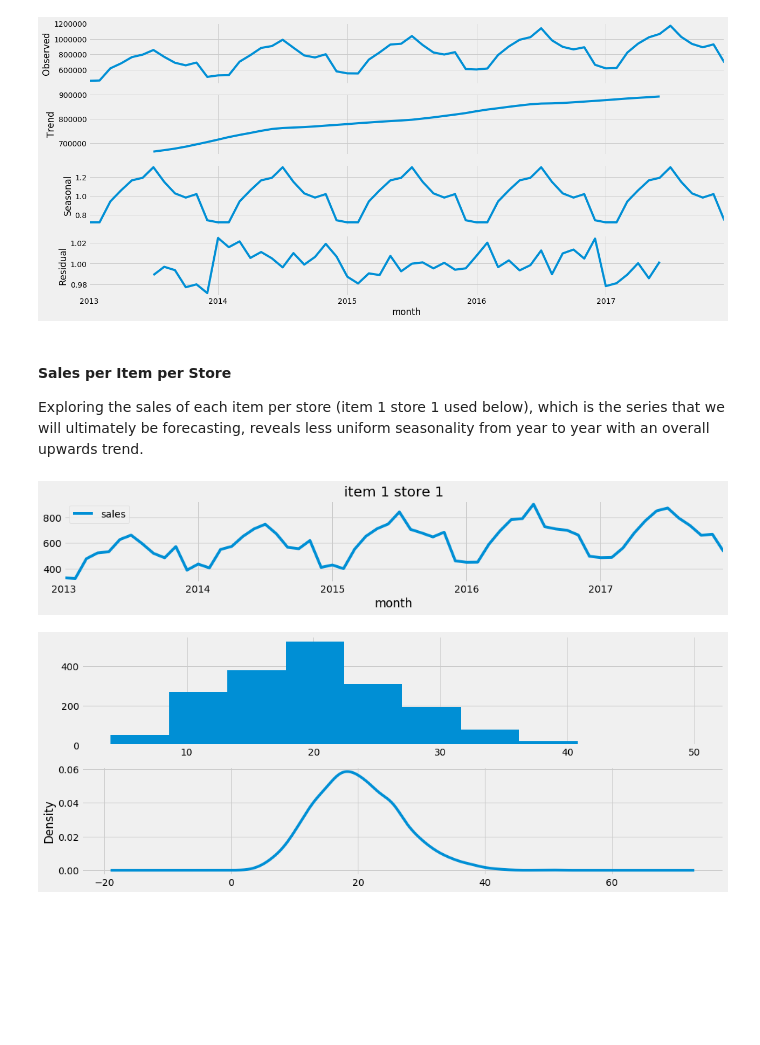
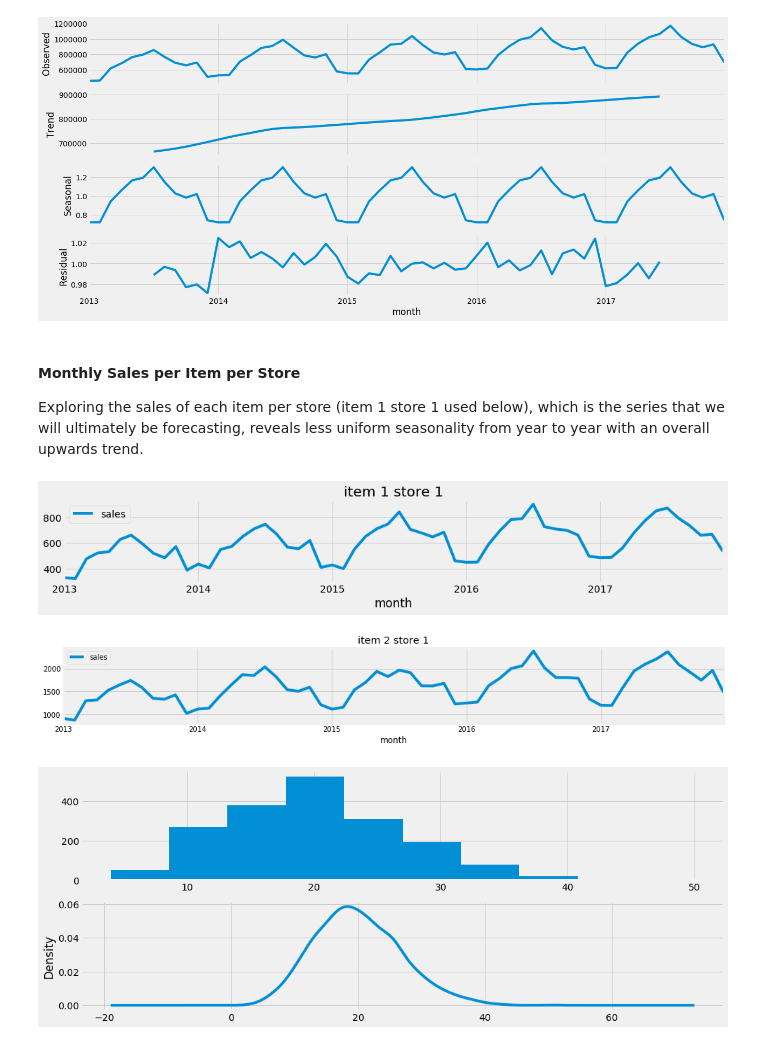
Before and after one commit to chejuichia/DataScienceStudy, a Jupyter notebook: Capstone Project 2/notebooks/eda.ipynb, the cells around one changed output. Cells and saved outputs as stored; diff of their text form; code cells hidden in the pictures; blank space fills up the shorter version.

```diff
--- a/Capstone Project 2/notebooks/eda.ipynb
+++ b/Capstone Project 2/notebooks/eda.ipynb
@@ -7,12 +7,13 @@ This data science study focuses on the analysis of a time series that describes
 Statistical and visual data analysis are performed to check for the trend, seasonality, variance, autocorrelation, and stationarity of the time series. By the end of this exploration, the dataset is ready for time series modeling.
 # %%
 %matplotlib inline
-from __future__ import print_function
 
 import warnings
 import itertools
 import numpy as np
 warnings.filterwarnings("ignore")
+
+import lightgbm as lgb
 
 import os
 import matplotlib.pyplot as plt
@@ -28,3 +29,10 @@ from statsmodels.graphics.tsaplots import plot_acf
 from statsmodels.graphics.tsaplots import plot_pacf
 from statsmodels.tsa.stattools import adfuller
 from statsmodels.tsa.seasonal import seasonal_decompose
+
+from sklearn.metrics import r2_score, median_absolute_error, mean_absolute_error
+from sklearn.metrics import median_absolute_error, mean_squared_error, mean_squared_log_error
+from sklearn.model_selection import KFold
+from scipy import stats
+
+PROJ_ROOT = os.pardir
@@ -45,5 +46,7 @@ The dataset provided comes in 2 csv files, train.csv and test.csv. The training
 # %%
-df = pd.read_csv('train.csv', parse_dates=["date"])
+sales_data_path = os.path.join(PROJ_ROOT, "data", "raw", "train.csv")
+
+df = pd.read_csv(sales_data_path, parse_dates=["date"])
 df.head()
 # %% [output]
 |  | date | store | item | sales |
@@ -131,7 +132,7 @@ plt.show()
 # %% [output]
 [figure]
 # %% [markdown]
-#### Sales per Item per Store
+#### Monthly Sales per Item per Store
 Exploring the sales of each item per store (item 1 store 1 used below), which is the series that we will ultimately be forecasting, reveals less uniform seasonality from year to year with an overall upwards trend.
 # %%
 df_item_store = pd.DataFrame({'sales': df[(df['item']==1) & (df['store']==1)].groupby(['month'])['sales'].sum()})
@@ -140,6 +141,12 @@ df_item_store.plot(figsize=(15,2),title='item 1 store 1')
 plt.show;
 # %% [output]
 [figure]
+# %%
+df_item_store2 = pd.DataFrame({'sales': df[(df['item']==2) & (df['store']==1)].groupby(['month'])['sales'].sum()})
+df_item_store2.plot(figsize=(15,2),title='item 2 store 1')
+plt.show;
+# %% [output]
+[figure, added]
 # %%
 plt.figure(1)
 plt.subplot(211)
```
Also changed, not shown: parts of 38 cells of this notebook, 3 other files.
